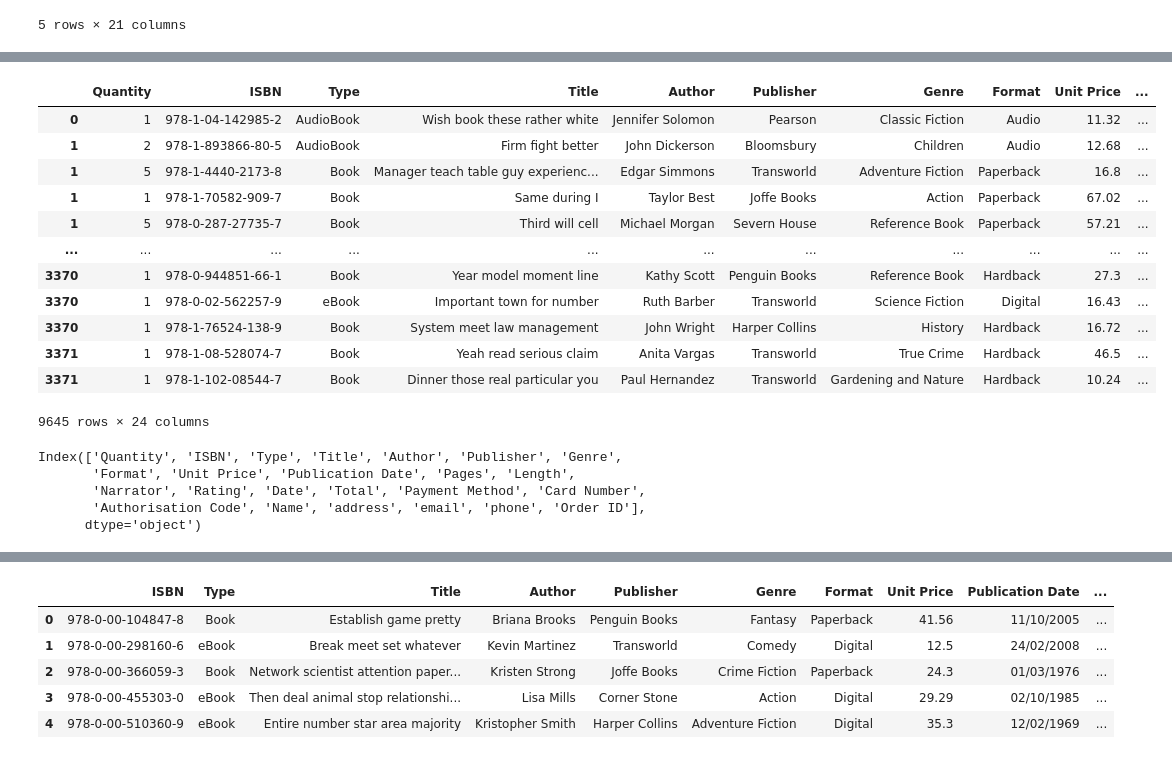
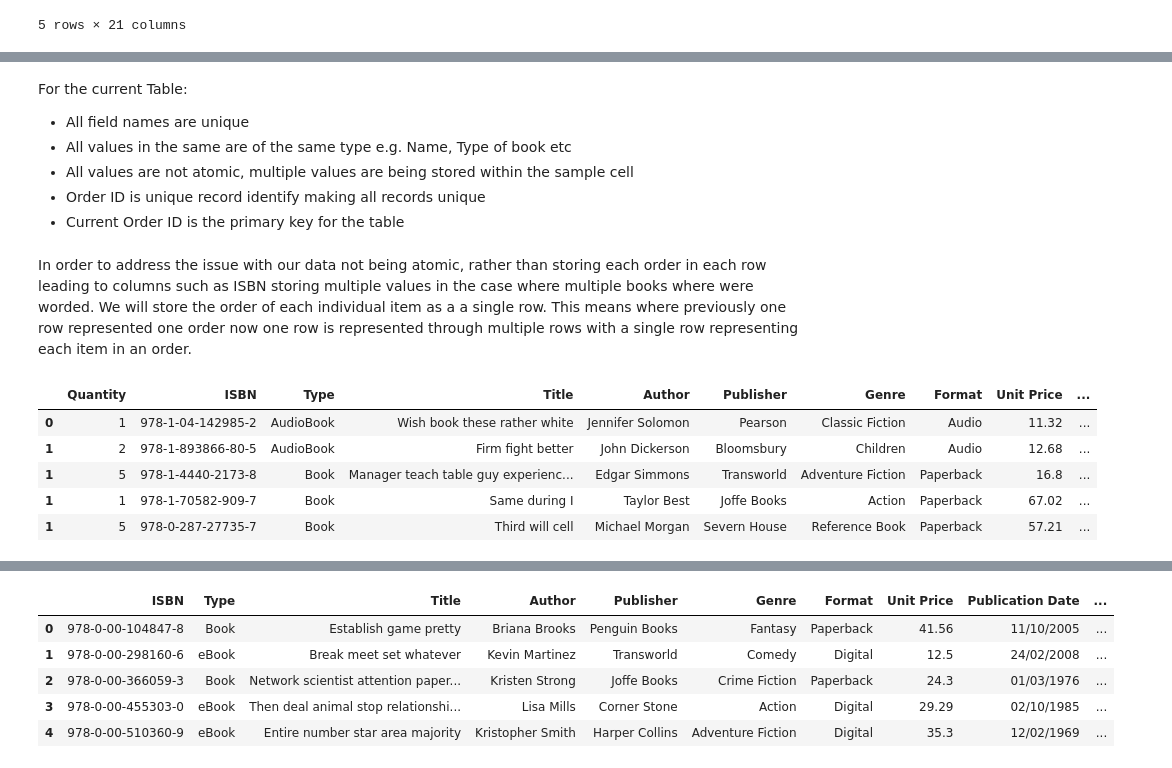
Before and after one commit to niv-en/assignments, a Jupyter notebook: databases/databases.ipynb, the cells around one changed output, grey strips where cells are left out. Drawn from its saved outputs; the diff is of its cells as text; code cells hidden in the pictures.

```diff
--- a/databases/databases.ipynb
+++ b/databases/databases.ipynb
@@ -120,25 +131,20 @@ temp4['Order ID'] = temp4.index
+# %% [markdown]
+For the current Table:
+
+- All field names are unique
+- All values in the same are of the same type e.g. Name, Type of book etc
+- All values are not atomic, multiple values are being stored within the sample cell
+- Order ID is  unique record identify making all records unique
+- Current Order ID is the primary key for the table
+# %% [markdown]
+In order to address the issue with our data not being atomic, rather than storing each order in each row leading to columns such as ISBN storing multiple values in the case where multiple books where were worded. We will store the order of each individual item as  a a single row.  This means where previously one row represented one order now one row is represented through multiple rows with a single row representing each item in an order.
 # %%
 FirstNF = temp4.explode(['ISBN', 'Quantity',  'Type', 'Title', 'Author', 'Publisher', 'Genre', 'Format', 'Unit Price', 'Publication Date', 'Pages', 'Length', 'Narrator', 'Rating' ] )
-FirstNF
+FirstNF.head()
 # %% [output]
 |  | Quantity | ISBN | Type | Title | Author | Publisher | Genre | Format | Unit Price | ... |
 | 0 | 1 | 978-1-04-142985-2 | AudioBook | Wish book these rather white | Jennifer Solomon | Pearson | Classic Fiction | Audio | 11.32 | ... |
 | 1 | 2 | 978-1-893866-80-5 | AudioBook | Firm fight better | John Dickerson | Bloomsbury | Children | Audio | 12.68 | ... |
 | 1 | 5 | 978-1-4440-2173-8 | Book | Manager teach table guy experienc... | Edgar Simmons | Transworld | Adventure Fiction | Paperback | 16.8 | ... |
 | 1 | 1 | 978-1-70582-909-7 | Book | Same during I | Taylor Best | Joffe Books | Action | Paperback | 67.02 | ... |
 | 1 | 5 | 978-0-287-27735-7 | Book | Third will cell | Michael Morgan | Severn House | Reference Book | Paperback | 57.21 | ... |
-| ... | ... | ... | ... | ... | ... | ... | ... | ... | ... | ... |
-| 3370 | 1 | 978-0-944851-66-1 | Book | Year model moment line | Kathy Scott | Penguin Books | Reference Book | Hardback | 27.3 | ... |
-| 3370 | 1 | 978-0-02-562257-9 | eBook | Important town for number | Ruth Barber | Transworld | Science Fiction | Digital | 16.43 | ... |
-| 3370 | 1 | 978-1-76524-138-9 | Book | System meet law management | John Wright | Harper Collins | History | Hardback | 16.72 | ... |
-| 3371 | 1 | 978-1-08-528074-7 | Book | Yeah read serious claim | Anita Vargas | Transworld | True Crime | Hardback | 46.5 | ... |
-| 3371 | 1 | 978-1-102-08544-7 | Book | Dinner those real particular you | Paul Hernandez | Transworld | Gardening and Nature | Hardback | 10.24 | ... |
-9645 rows × 24 columns
-# %%
-FirstNF.keys()
-# %% [output]
-Index(['Quantity', 'ISBN', 'Type', 'Title', 'Author', 'Publisher', 'Genre',
-       'Format', 'Unit Price', 'Publication Date', 'Pages', 'Length',
-       'Narrator', 'Rating', 'Date', 'Total', 'Payment Method', 'Card Number',
-       'Authorisation Code', 'Name', 'address', 'email', 'phone', 'Order ID'],
-      dtype='object')
```
Also changed, not shown: parts of 34 cells of this notebook.
